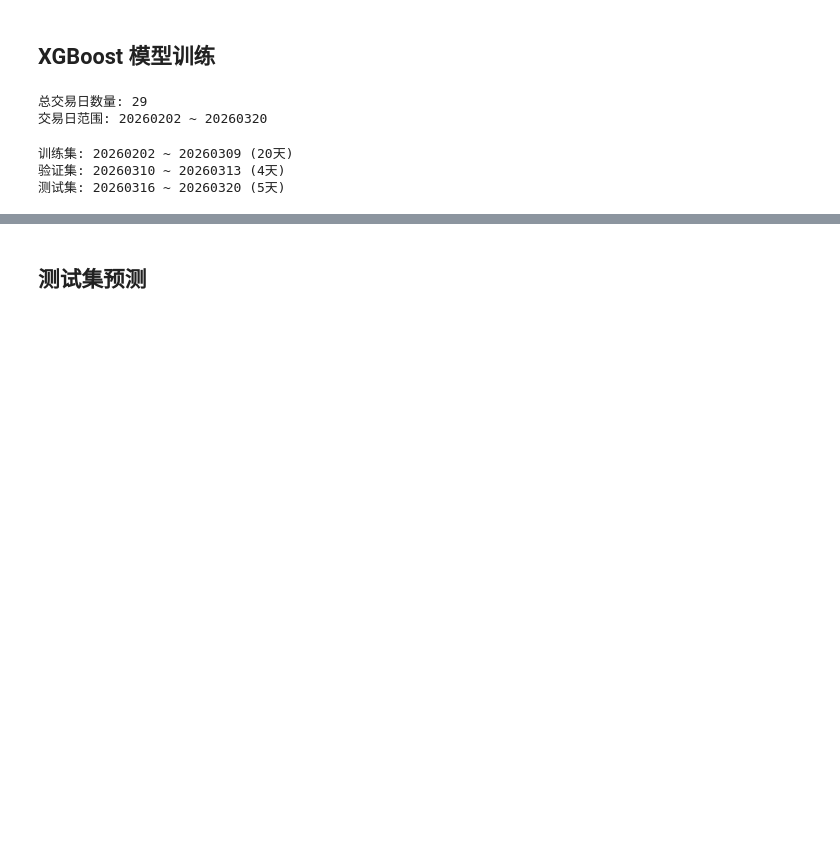
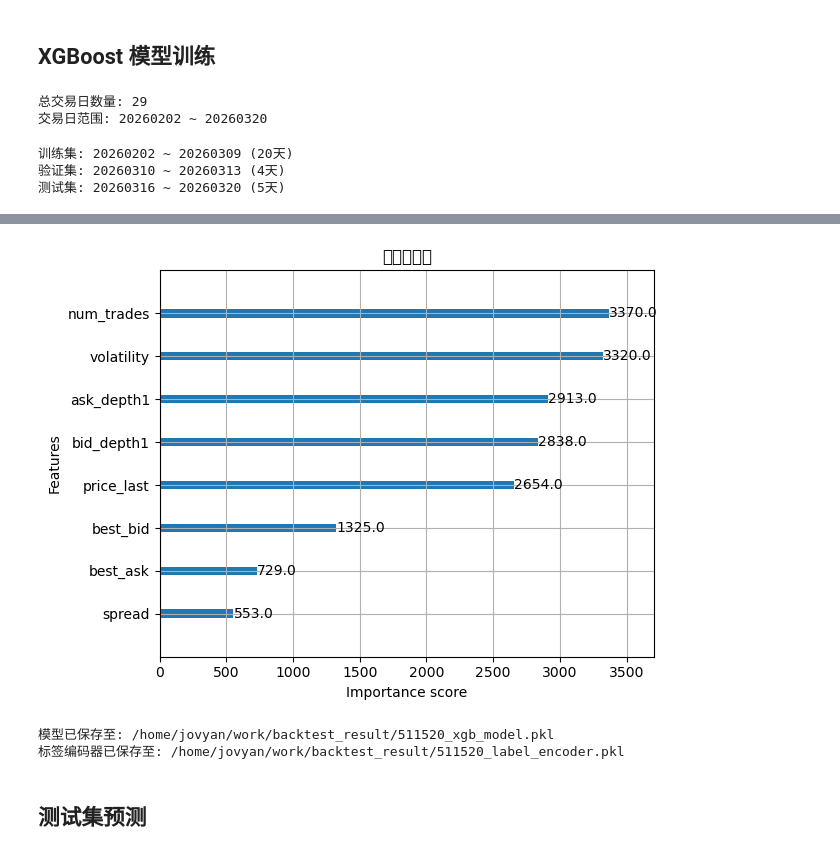
Before and after one commit to artinsophia/Quant-Intern-2026, a Jupyter notebook: triple_barrier_method/test.ipynb, the cells around one changed output, grey strips where cells are left out. Saved outputs shown, nothing was run; the diff lists cells and outputs as text; code cells hidden in the pictures; blank space fills up the shorter version.

```diff
--- a/triple_barrier_method/test.ipynb
+++ b/triple_barrier_method/test.ipynb
@@ -268,0 +305,11 @@ if len(y_valid) > 0:
+# %%
+from sklearn.preprocessing import LabelEncoder
+
+y_train_flat = y_train.values.ravel() if hasattr(y_train, 'values') else y_train.ravel()
+y_valid_flat = y_valid.values.ravel() if hasattr(y_valid, 'values') else y_valid.ravel()
+
+le = LabelEncoder()
+y_train_encoded = le.fit_transform(y_train_flat)
+y_valid_encoded = le.transform(y_valid_flat)
+print(f"标签编码: {le.classes_} -> [0, 1, 2]")
+print(f"编码后训练集标签分布: {pd.Series(y_train_encoded).value_counts().sort_index().to_dict()}")
@@ -282,7 +332,7 @@ model = xgb.XGBClassifier(
 )
 
 model.fit(
-    X_train, y_train,
-    eval_set=[(X_valid, y_valid)],
+    X_train, y_train_encoded,
+    eval_set=[(X_valid, y_valid_encoded)],
     verbose=10
 )
@@ -294,13 +390,21 @@ print(classification_report(y_valid, y_pred, target_names=['下跌(-1)', '持平
 # %%
 import matplotlib.pyplot as plt
 xgb.plot_importance(model, max_num_features=10)
-plt.title('特征重要性')
+plt.title('importance')
 plt.tight_layout()
 plt.show()
+# %% [output]
+[figure, added]
 # %%
 model_path = f'/home/jovyan/work/backtest_result/{instrument_id}_xgb_model.pkl'
+le_path = f'/home/jovyan/work/backtest_result/{instrument_id}_label_encoder.pkl'
 joblib.dump(model, model_path)
+joblib.dump(le, le_path)
 print(f"模型已保存至: {model_path}")
+print(f"标签编码器已保存至: {le_path}")
+# %% [output]
+模型已保存至: /home/jovyan/work/backtest_result/511520_xgb_model.pkl
+标签编码器已保存至: /home/jovyan/work/backtest_result/511520_label_encoder.pkl
 # %% [markdown]
 ## 测试集预测
 # %%
```
Also changed, not shown: parts of 17 cells of this notebook, 1 other file.
